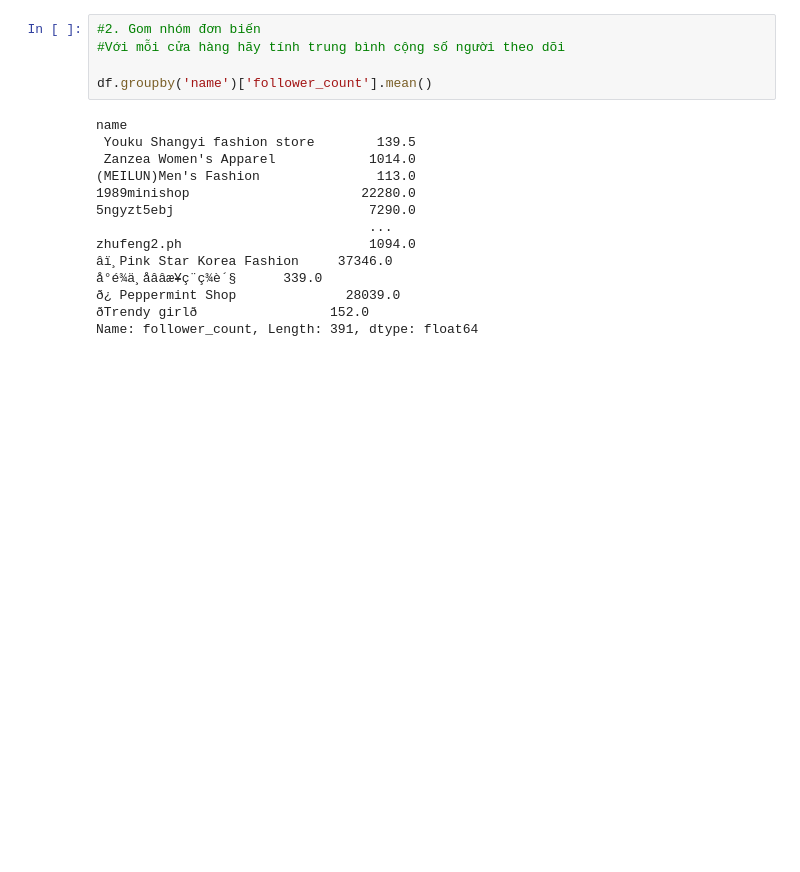
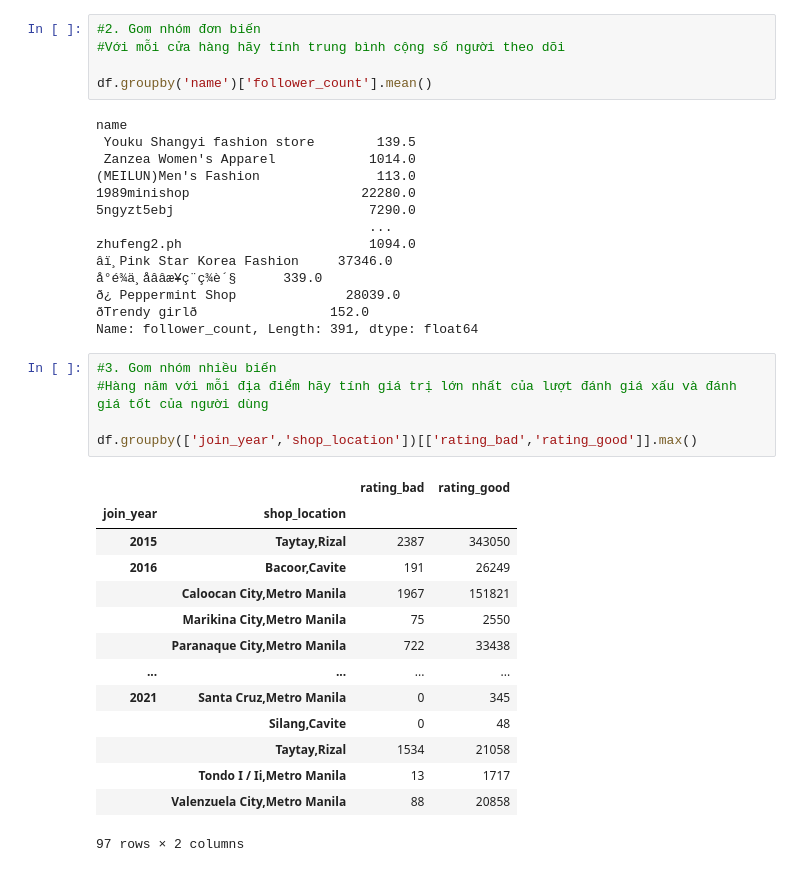
Before and after one commit to hunght92/Codegym, a Jupyter notebook: Học lại.ipynb, the cells around one changed output. Drawn from its saved outputs; the diff is of its cells as text; blank space fills up the shorter version.

```diff
--- a/Học lại.ipynb
+++ b/Học lại.ipynb
@@ -1211 +1211,21 @@ zhufeng2.ph                        1094.0
 Name: follower_count, Length: 391, dtype: float64
+# %%
+#3. Gom nhóm nhiều biến
+#Hàng năm với mỗi địa điểm hãy tính giá trị lớn nhất của lượt đánh giá xấu và đánh giá tốt của người dùng
+
+df.groupby(['join_year','shop_location'])[['rating_bad','rating_good']].max()
+# %% [output]
+|  |  | rating_bad | rating_good |
+| join_year | shop_location |  |  |
+| 2015 | Taytay,Rizal | 2387 | 343050 |
+| 2016 | Bacoor,Cavite | 191 | 26249 |
+|  | Caloocan City,Metro Manila | 1967 | 151821 |
+|  | Marikina City,Metro Manila | 75 | 2550 |
+|  | Paranaque City,Metro Manila | 722 | 33438 |
+| ... | ... | ... | ... |
+| 2021 | Santa Cruz,Metro Manila | 0 | 345 |
+|  | Silang,Cavite | 0 | 48 |
+|  | Taytay,Rizal | 1534 | 21058 |
+|  | Tondo I / Ii,Metro Manila | 13 | 1717 |
+|  | Valenzuela City,Metro Manila | 88 | 20858 |
+97 rows × 2 columns
```
Also changed, not shown: parts of 2 cells of this notebook.
